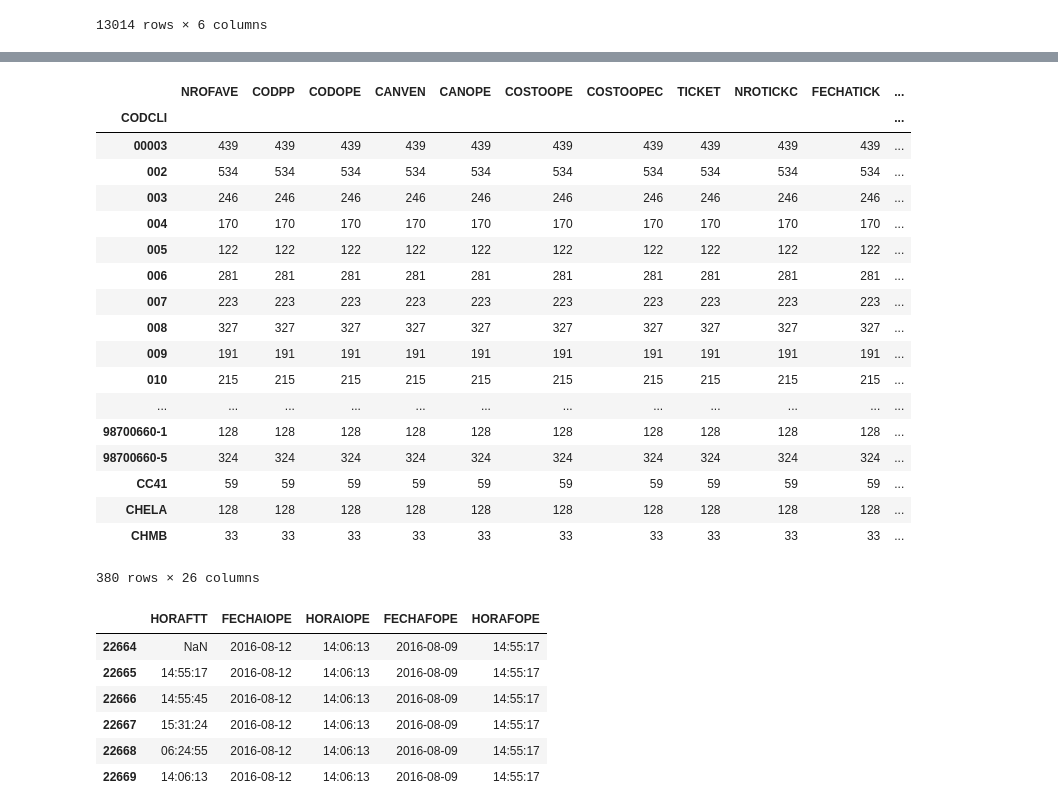
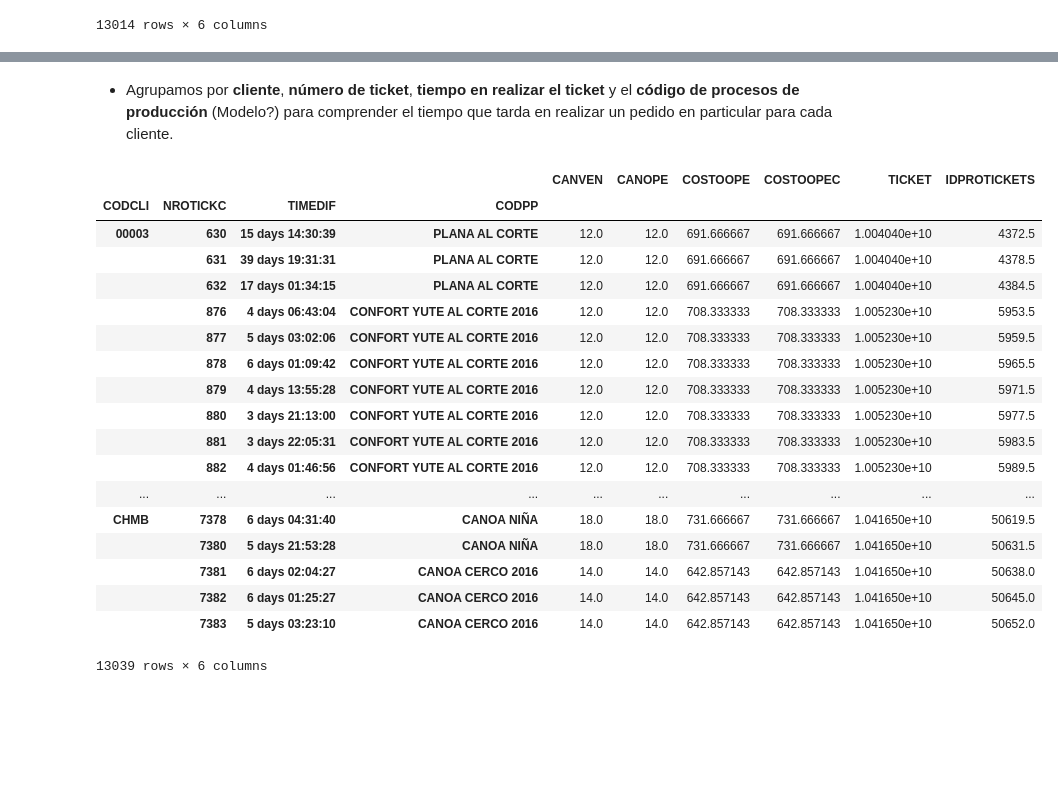
Before and after one commit to ambigus9/alma_canela, a Jupyter notebook: Tareas y Tickets.ipynb, the cells around one changed output, grey strips where cells are left out. Drawn from its saved outputs; the diff is of its cells as text; code cells hidden in the pictures; blank space fills up the shorter version.

```diff
--- a/Tareas y Tickets.ipynb
+++ b/Tareas y Tickets.ipynb
@@ -848,32 +865,24 @@ df_filtrado.groupby(["NROTICKC","TIMEDIF"]).sum()
+# %% [markdown]
++ Agrupamos por **cliente**, **número de ticket**, **tiempo en realizar el ticket** y el **código de procesos de producción** (Modelo?) para comprender el tiempo que tarda en realizar un pedido en particular para cada cliente.
 # %%
-df_filtrado.groupby(['CODCLI']).count()
+df_filtrado.groupby(["CODCLI","NROTICKC","TIMEDIF","CODPP"]).mean()
 # %% [output]
-|  | NROFAVE | CODPP | CODOPE | CANVEN | CANOPE | COSTOOPE | COSTOOPEC | TICKET | NROTICKC | FECHATICK | ... |
-| CODCLI |  |  |  |  |  |  |  |  |  |  | ... |
-| 00003 | 439 | 439 | 439 | 439 | 439 | 439 | 439 | 439 | 439 | 439 | ... |
-| 002 | 534 | 534 | 534 | 534 | 534 | 534 | 534 | 534 | 534 | 534 | ... |
-| 003 | 246 | 246 | 246 | 246 | 246 | 246 | 246 | 246 | 246 | 246 | ... |
-| 004 | 170 | 170 | 170 | 170 | 170 | 170 | 170 | 170 | 170 | 170 | ... |
-| 005 | 122 | 122 | 122 | 122 | 122 | 122 | 122 | 122 | 122 | 122 | ... |
-| 006 | 281 | 281 | 281 | 281 | 281 | 281 | 281 | 281 | 281 | 281 | ... |
-| 007 | 223 | 223 | 223 | 223 | 223 | 223 | 223 | 223 | 223 | 223 | ... |
-| 008 | 327 | 327 | 327 | 327 | 327 | 327 | 327 | 327 | 327 | 327 | ... |
-| 009 | 191 | 191 | 191 | 191 | 191 | 191 | 191 | 191 | 191 | 191 | ... |
-| 010 | 215 | 215 | 215 | 215 | 215 | 215 | 215 | 215 | 215 | 215 | ... |
-| ... | ... | ... | ... | ... | ... | ... | ... | ... | ... | ... | ... |
-| 98700660-1 | 128 | 128 | 128 | 128 | 128 | 128 | 128 | 128 | 128 | 128 | ... |
-| 98700660-5 | 324 | 324 | 324 | 324 | 324 | 324 | 324 | 324 | 324 | 324 | ... |
-| CC41 | 59 | 59 | 59 | 59 | 59 | 59 | 59 | 59 | 59 | 59 | ... |
-| CHELA | 128 | 128 | 128 | 128 | 128 | 128 | 128 | 128 | 128 | 128 | ... |
-| CHMB | 33 | 33 | 33 | 33 | 33 | 33 | 33 | 33 | 33 | 33 | ... |
+|  |  |  |  | CANVEN | CANOPE | COSTOOPE | COSTOOPEC | TICKET | IDPROTICKETS |
+| CODCLI | NROTICKC | TIMEDIF | CODPP |  |  |  |  |  |  |
+| 00003 | 630 | 15 days 14:30:39 | PLANA AL CORTE | 12.0 | 12.0 | 691.666667 | 691.666667 | 1.004040e+10 | 4372.5 |
+|  | 631 | 39 days 19:31:31 | PLANA AL CORTE | 12.0 | 12.0 | 691.666667 | 691.666667 | 1.004040e+10 | 4378.5 |
+|  | 632 | 17 days 01:34:15 | PLANA AL CORTE | 12.0 | 12.0 | 691.666667 | 691.666667 | 1.004040e+10 | 4384.5 |
+|  | 876 | 4 days 06:43:04 | CONFORT YUTE AL CORTE 2016 | 12.0 | 12.0 | 708.333333 | 708.333333 | 1.005230e+10 | 5953.5 |
+|  | 877 | 5 days 03:02:06 | CONFORT YUTE AL CORTE 2016 | 12.0 | 12.0 | 708.333333 | 708.333333 | 1.005230e+10 | 5959.5 |
+|  | 878 | 6 days 01:09:42 | CONFORT YUTE AL CORTE 2016 | 12.0 | 12.0 | 708.333333 | 708.333333 | 1.005230e+10 | 5965.5 |
+|  | 879 | 4 days 13:55:28 | CONFORT YUTE AL CORTE 2016 | 12.0 | 12.0 | 708.333333 | 708.333333 | 1.005230e+10 | 5971.5 |
+|  | 880 | 3 days 21:13:00 | CONFORT YUTE AL CORTE 2016 | 12.0 | 12.0 | 708.333333 | 708.333333 | 1.005230e+10 | 5977.5 |
+|  | 881 | 3 days 22:05:31 | CONFORT YUTE AL CORTE 2016 | 12.0 | 12.0 | 708.333333 | 708.333333 | 1.005230e+10 | 5983.5 |
+|  | 882 | 4 days 01:46:56 | CONFORT YUTE AL CORTE 2016 | 12.0 | 12.0 | 708.333333 | 708.333333 | 1.005230e+10 | 5989.5 |
+| ... | ... | ... | ... | ... | ... | ... | ... | ... | ... |
+| CHMB | 7378 | 6 days 04:31:40 | CANOA NIÑA | 18.0 | 18.0 | 731.666667 | 731.666667 | 1.041650e+10 | 50619.5 |
+|  | 7380 | 5 days 21:53:28 | CANOA NIÑA | 18.0 | 18.0 | 731.666667 | 731.666667 | 1.041650e+10 | 50631.5 |
+|  | 7381 | 6 days 02:04:27 | CANOA CERCO 2016 | 14.0 | 14.0 | 642.857143 | 642.857143 | 1.041650e+10 | 50638.0 |
+|  | 7382 | 6 days 01:25:27 | CANOA CERCO 2016 | 14.0 | 14.0 | 642.857143 | 642.857143 | 1.041650e+10 | 50645.0 |
+|  | 7383 | 5 days 03:23:10 | CANOA CERCO 2016 | 14.0 | 14.0 | 642.857143 | 642.857143 | 1.041650e+10 | 50652.0 |
-380 rows × 26 columns
+13039 rows × 6 columns
-# %%
-df_filtrado[(df_filtrado['CODCLI'].str.contains("00003")) & (df_filtrado['NROTICKC'] == 3367)].iloc[:,15:20]
-# %% [output]
-|  | HORAFTT | FECHAIOPE | HORAIOPE | FECHAFOPE | HORAFOPE |
-| 22664 | NaN | 2016-08-12 | 14:06:13 | 2016-08-09 | 14:55:17 |
-| 22665 | 14:55:17 | 2016-08-12 | 14:06:13 | 2016-08-09 | 14:55:17 |
-| 22666 | 14:55:45 | 2016-08-12 | 14:06:13 | 2016-08-09 | 14:55:17 |
-| 22667 | 15:31:24 | 2016-08-12 | 14:06:13 | 2016-08-09 | 14:55:17 |
-| 22668 | 06:24:55 | 2016-08-12 | 14:06:13 | 2016-08-09 | 14:55:17 |
-| 22669 | 14:06:13 | 2016-08-12 | 14:06:13 | 2016-08-09 | 14:55:17 |
```
Also changed, not shown: parts of 6 cells of this notebook.
